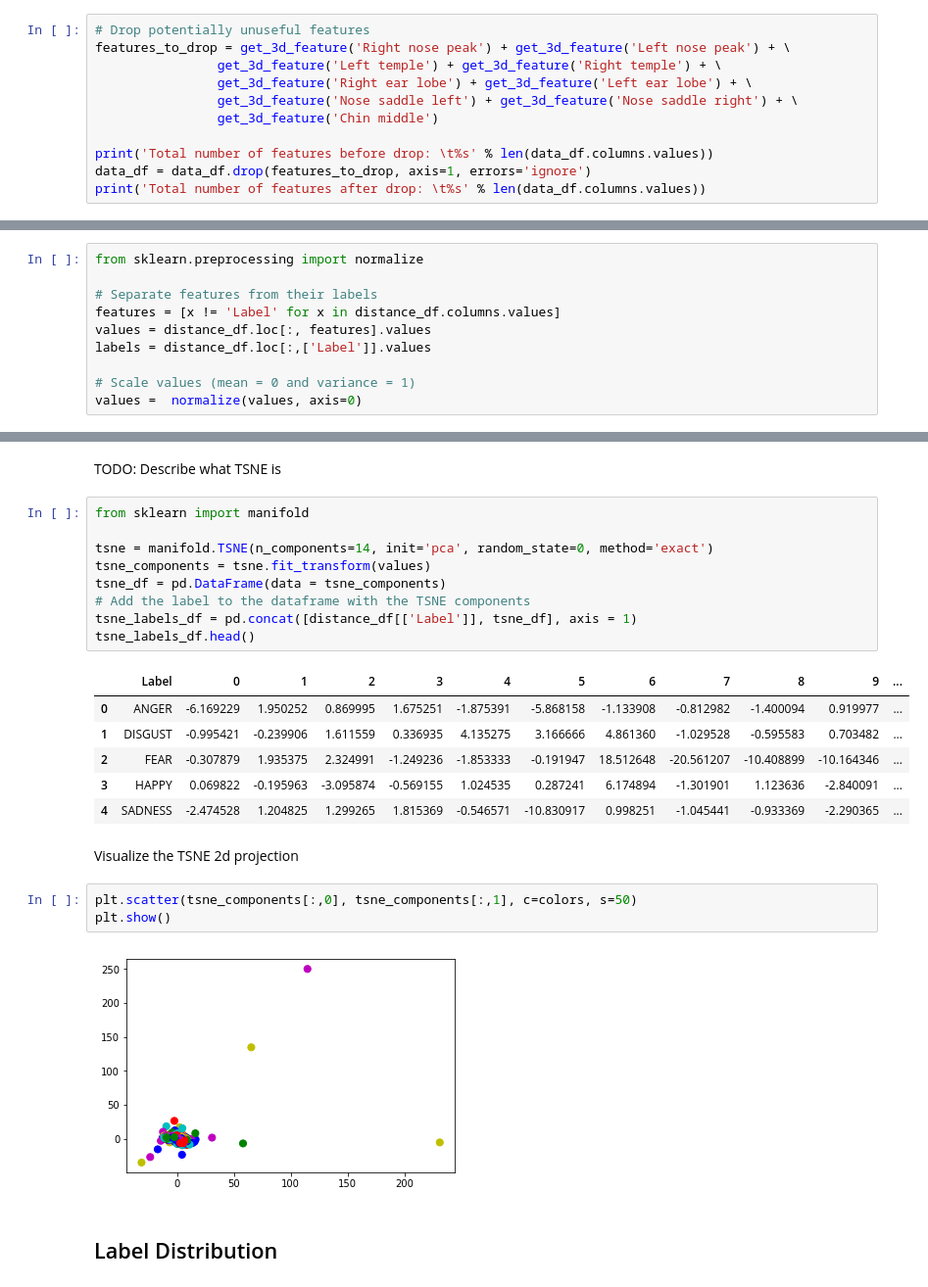
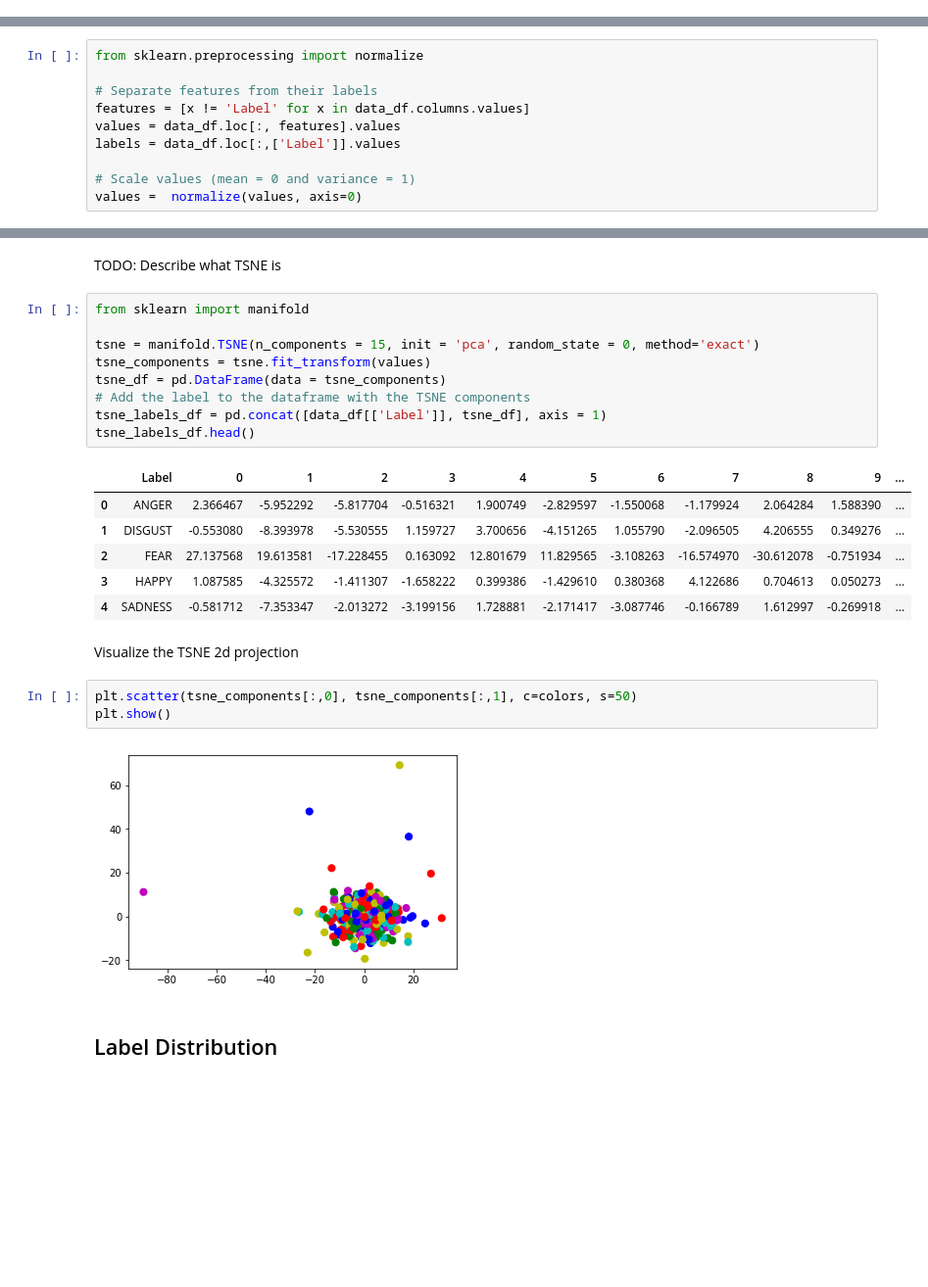
Before and after one commit to diegocasmo/iis-project, a Jupyter notebook: code/final-solution/solution.ipynb, the cells around one changed output, grey strips where cells are left out. Shown: that part at 98% size. Cells and saved outputs as stored; diff of their text form; blank space fills up the shorter version.

```diff
--- a/code/final-solution/solution.ipynb
+++ b/code/final-solution/solution.ipynb
@@ -41,11 +28,0 @@ def get_3d_feature(feature):
-# %%
-# Drop potentially unuseful features
-features_to_drop = get_3d_feature('Right nose peak') + get_3d_feature('Left nose peak') + \
-                get_3d_feature('Left temple') + get_3d_feature('Right temple') + \
-                get_3d_feature('Right ear lobe') + get_3d_feature('Left ear lobe') + \
-                get_3d_feature('Nose saddle left') + get_3d_feature('Nose saddle right') + \
-                get_3d_feature('Chin middle')
-
-print('Total number of features before drop: \t%s' % len(data_df.columns.values))
-data_df = data_df.drop(features_to_drop, axis=1, errors='ignore')
-print('Total number of features after drop: \t%s' % len(data_df.columns.values))
@@ -130,9 +53,9 @@ TODO: Describe why are we doing this
 from sklearn.preprocessing import normalize
 
 # Separate features from their labels
-features = [x != 'Label' for x in distance_df.columns.values]
-values = distance_df.loc[:, features].values
-labels = distance_df.loc[:,['Label']].values
+features = [x != 'Label' for x in data_df.columns.values]
+values = data_df.loc[:, features].values
+labels = data_df.loc[:,['Label']].values
 
 # Scale values (mean = 0 and variance = 1)
 values =  normalize(values, axis=0)
@@ -198,26 +121,26 @@ TODO: Describe what TSNE is
 # %%
 from sklearn import manifold
 
-tsne = manifold.TSNE(n_components=14, init='pca', random_state=0, method='exact')
+tsne = manifold.TSNE(n_components = 15, init = 'pca', random_state = 0, method='exact')
 tsne_components = tsne.fit_transform(values)
 tsne_df = pd.DataFrame(data = tsne_components)
 # Add the label to the dataframe with the TSNE components
-tsne_labels_df = pd.concat([distance_df[['Label']], tsne_df], axis = 1)
+tsne_labels_df = pd.concat([data_df[['Label']], tsne_df], axis = 1)
 tsne_labels_df.head()
 # %% [output]
 |  | Label | 0 | 1 | 2 | 3 | 4 | 5 | 6 | 7 | 8 | 9 | ... |
-| 0 | ANGER | -6.169229 | 1.950252 | 0.869995 | 1.675251 | -1.875391 | -5.868158 | -1.133908 | -0.812982 | -1.400094 | 0.919977 | ... |
-| 1 | DISGUST | -0.995421 | -0.239906 | 1.611559 | 0.336935 | 4.135275 | 3.166666 | 4.861360 | -1.029528 | -0.595583 | 0.703482 | ... |
-| 2 | FEAR | -0.307879 | 1.935375 | 2.324991 | -1.249236 | -1.853333 | -0.191947 | 18.512648 | -20.561207 | -10.408899 | -10.164346 | ... |
-| 3 | HAPPY | 0.069822 | -0.195963 | -3.095874 | -0.569155 | 1.024535 | 0.287241 | 6.174894 | -1.301901 | 1.123636 | -2.840091 | ... |
-| 4 | SADNESS | -2.474528 | 1.204825 | 1.299265 | 1.815369 | -0.546571 | -10.830917 | 0.998251 | -1.045441 | -0.933369 | -2.290365 | ... |
+| 0 | ANGER | 2.366467 | -5.952292 | -5.817704 | -0.516321 | 1.900749 | -2.829597 | -1.550068 | -1.179924 | 2.064284 | 1.588390 | ... |
+| 1 | DISGUST | -0.553080 | -8.393978 | -5.530555 | 1.159727 | 3.700656 | -4.151265 | 1.055790 | -2.096505 | 4.206555 | 0.349276 | ... |
+| 2 | FEAR | 27.137568 | 19.613581 | -17.228455 | 0.163092 | 12.801679 | 11.829565 | -3.108263 | -16.574970 | -30.612078 | -0.751934 | ... |
+| 3 | HAPPY | 1.087585 | -4.325572 | -1.411307 | -1.658222 | 0.399386 | -1.429610 | 0.380368 | 4.122686 | 0.704613 | 0.050273 | ... |
+| 4 | SADNESS | -0.581712 | -7.353347 | -2.013272 | -3.199156 | 1.728881 | -2.171417 | -3.087746 | -0.166789 | 1.612997 | -0.269918 | ... |
 # %% [markdown]
 Visualize the TSNE 2d projection
 # %%
 plt.scatter(tsne_components[:,0], tsne_components[:,1], c=colors, s=50)
 plt.show()
 # %% [output]
-[figure, old version]
+[figure, new version]
 # %% [markdown]
 ## Label Distribution
 # %% [markdown]
```
Also changed, not shown: parts of 29 cells of this notebook.
